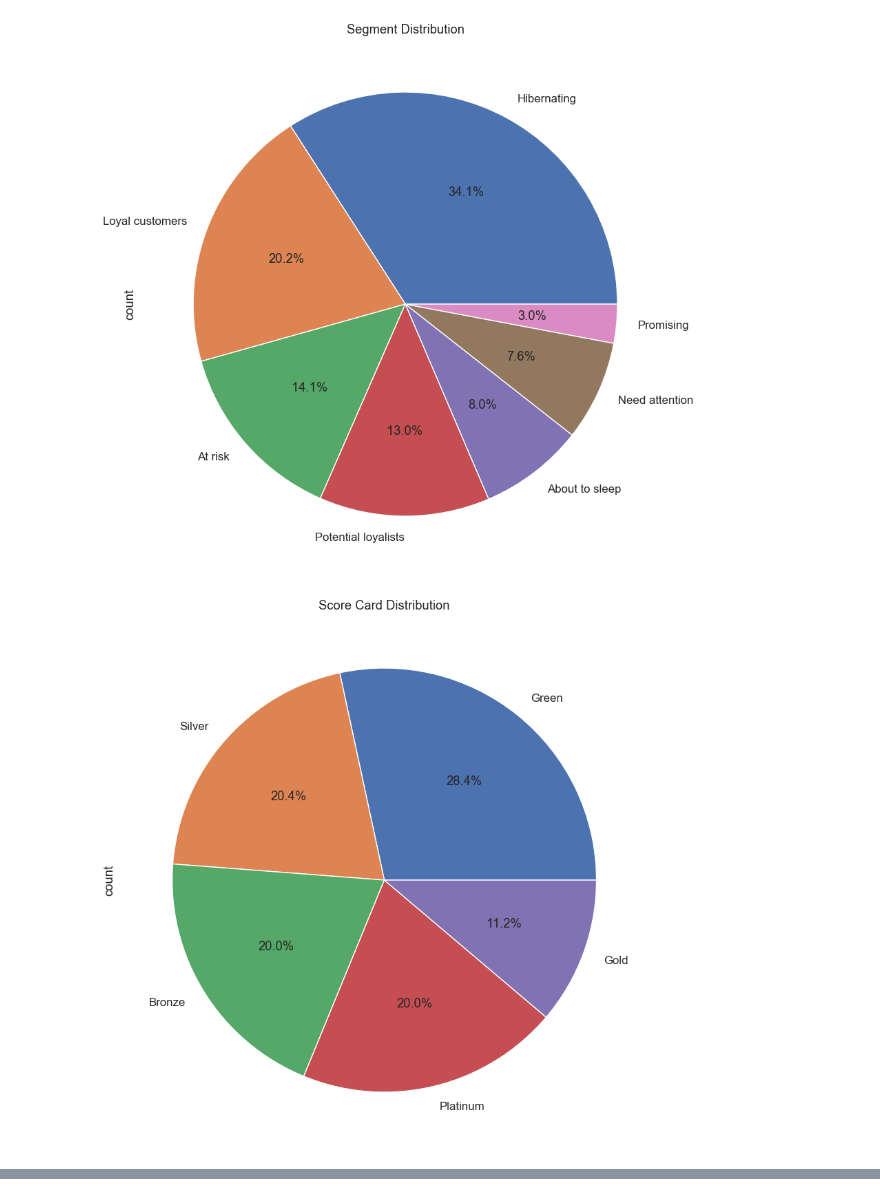
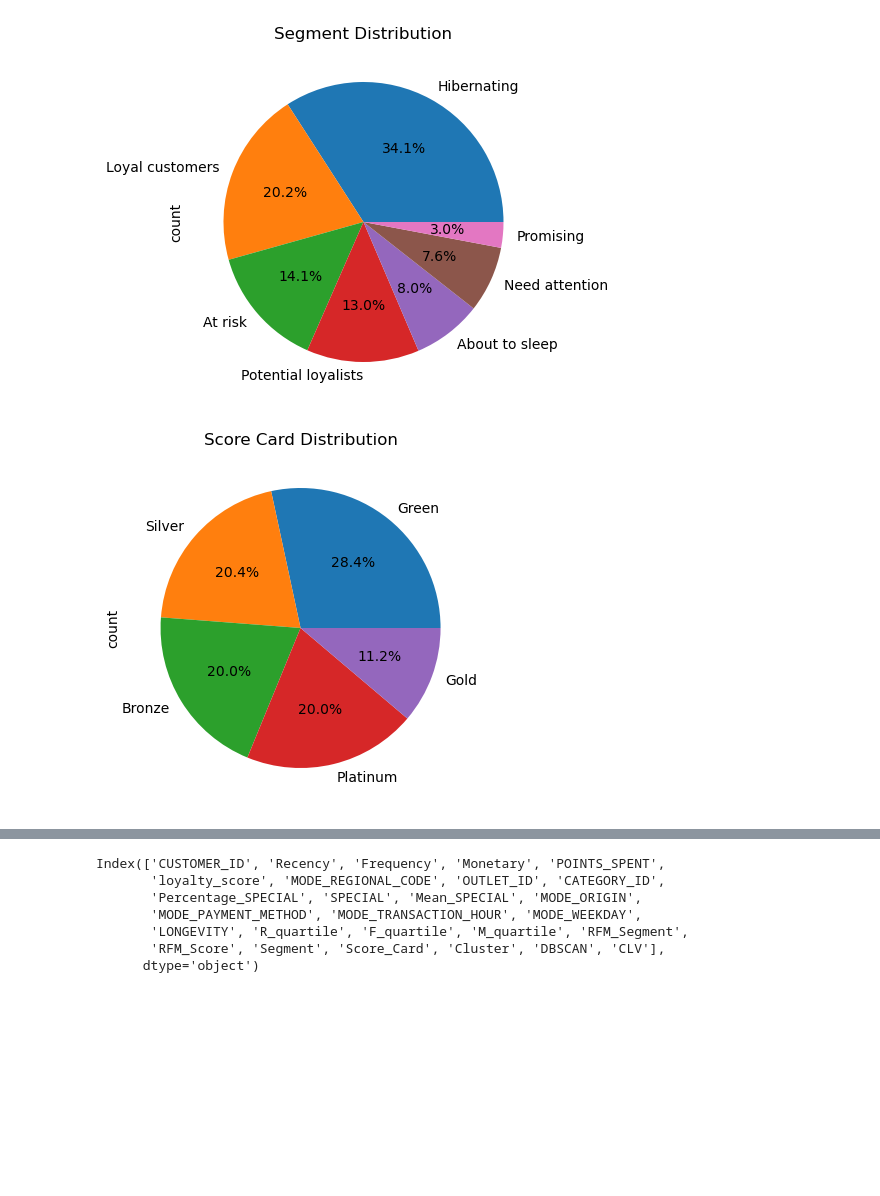
Before and after one commit to PeterBaraka/ml_fieldwork_lab, a Jupyter notebook: seg_clustering.ipynb, the cells around one changed output, grey strips where cells are left out. Drawn from its saved outputs; the diff is of its cells as text; code cells hidden in the pictures; blank space fills up the shorter version.

Commit message:
Refactor of preprocessing and clustering

```diff
--- a/seg_clustering.ipynb
+++ b/seg_clustering.ipynb
@@ -26,0 +49,18 @@ df.head()
+# %%
+# Removal of skewness
+recency_log = np.log(df['Recency'])
+frequency_log = np.log(df['Frequency'])
+df['Monetary'] = df['Monetary'].astype(int)
+monetary_log = np.log(df['Monetary'])
+
+plt.figure(figsize=(15,5))
+
+# Plotting the distribution of Recency
+plt.subplot(1,3,1)
+sns.distplot(recency_log)
+
+# Plotting the distribution of Frequency
+plt.subplot(1,3,2)
+sns.distplot(frequency_log)
+
+plt.show()
@@ -47,33 +145,19 @@ plt.show()
 # %%
 # Plot a pie chart to see the distribution of the segments
 # Label each segment with the percentage of the total
 plt.figure(figsize=(10, 10))
+plt.subplot(221)
 df['Segment'].value_counts().plot.pie(autopct='%1.1f%%')
 plt.title('Segment Distribution')
 plt.show()
 
 # Plot a pie chart to see the distribution of the score cards
 # Label each score card with the percentage of the total
 plt.figure(figsize=(10, 10))
+plt.subplot(222)
 df['Score_Card'].value_counts().plot.pie(autopct='%1.1f%%')
 plt.title('Score Card Distribution')
 plt.show()
-
-# Plot a treemap to see the distribution of the segments
-# Label each segment with the percentage of the total
-plt.figure(figsize=(10, 10))
-sq.plot(sizes=df['Segment'].value_counts(), label=df['Segment'].value_counts().index, alpha=0.8)
-plt.axis('off')
-plt.title('Segment Distribution')
-plt.show()
-
-# Plot a treemap to see the distribution of the score cards
-# Label each score card with the percentage of the total
-plt.figure(figsize=(10, 10))
-sq.plot(sizes=df['Score_Card'].value_counts(), label=df['Score_Card'].value_counts().index, alpha=0.8)
-plt.axis('off')
-plt.title('Score Card Distribution')
-plt.show()
 # %% [output]
-[figure, old version]
+[figure, new version]
-[figure, old version]
+[figure, new version]
@@ -81,0 +164,10 @@ plt.show()
+# %%
+df.columns
+# %% [output]
+Index(['CUSTOMER_ID', 'Recency', 'Frequency', 'Monetary', 'POINTS_SPENT',
+       'loyalty_score', 'MODE_REGIONAL_CODE', 'OUTLET_ID', 'CATEGORY_ID',
+       'Percentage_SPECIAL', 'SPECIAL', 'Mean_SPECIAL', 'MODE_ORIGIN',
+       'MODE_PAYMENT_METHOD', 'MODE_TRANSACTION_HOUR', 'MODE_WEEKDAY',
+       'LONGEVITY', 'R_quartile', 'F_quartile', 'M_quartile', 'RFM_Segment',
+       'RFM_Score', 'Segment', 'Score_Card', 'Cluster', 'DBSCAN', 'CLV'],
+      dtype='object')
```
Also changed, not shown: parts of 35 cells of this notebook, 2 other files.
